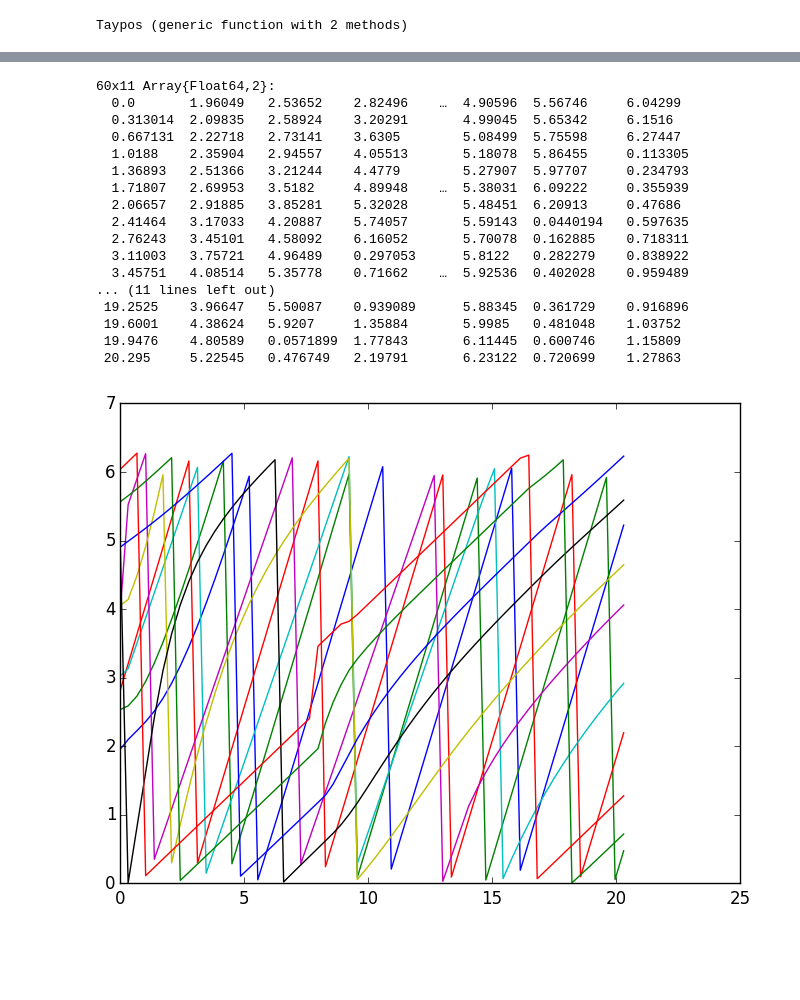
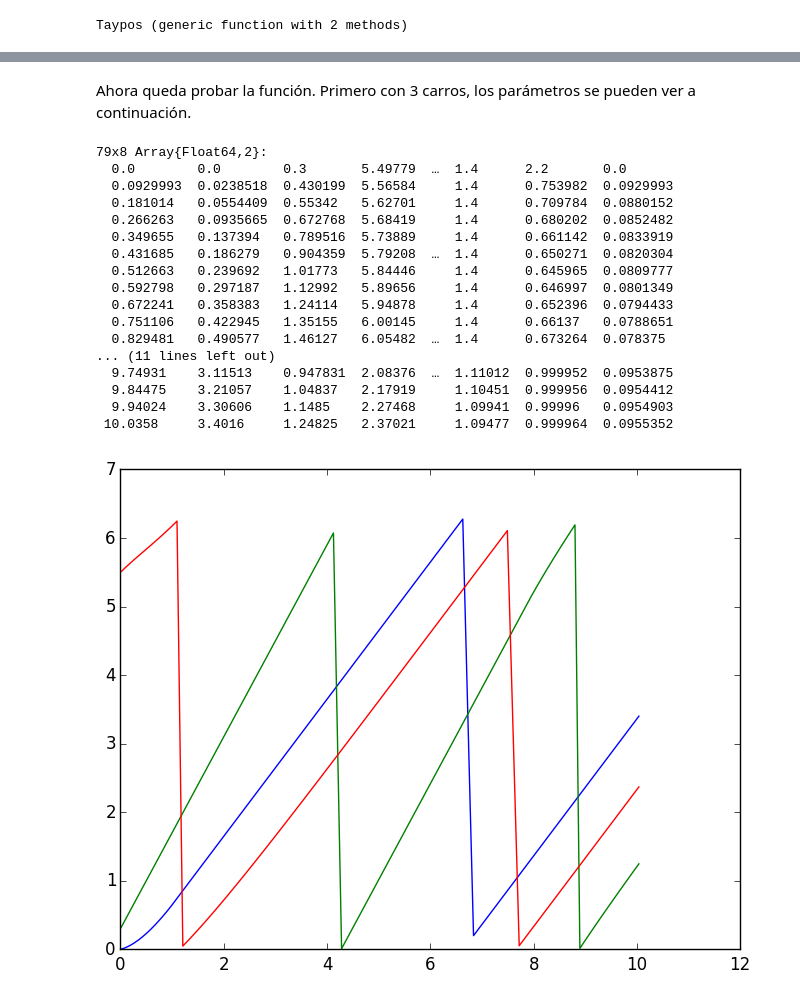
Before and after one commit to windie-rozureido/ProyectoTemasSelectosFisComp2016-1, a Jupyter notebook: trafico.ipynb, the cells around one changed output, grey strips where cells are left out. Cells and saved outputs as stored; diff of their text form; code cells hidden in the pictures; blank space fills up the shorter version.

```diff
--- a/trafico.ipynb
+++ b/trafico.ipynb
@@ -439,11 +235,9 @@ function positions(tayse,h) #Calcula las nuevas posiciones
 
     for i in 1:n
         pos= evaluate(tayse[i],h)
-
         if pos >= 2π
             pos = mod2pi(pos)
         end
-
         push!(x,pos)
     end
 
@@ -455,7 +249,7 @@ function celeritates(tayse,h) #Calcula las nuevas velocidades
     n=length(tayse)
 
     for i in 1:n
-        ves= evaluate(diffTaylor(tayse[i]),h) #hace las primeras derivadas de las series de taylor de cada coche y las evalua
+        ves= evaluate(diffTaylor(tayse[i]),0) #hace las primeras derivadas de las series de taylor de cada coche y las evalua
         push!(v,ves)
     end
 
@@ -504,24 +276,29 @@ evaluate(diffTaylor(a[1]),b)
 # %%
+
+
 #Ahora vamos a correr el método de Taylor.
 function Taypos(X0, L, Τ, V,tf,ϵ,ti=0.0)
     tempore = Float64[ti]; #Arreglo de tiempo
-    loca = Array{Float64}[X0']; #Arreglo de arreglo de posiciones
-    #celeritates = Vector{Float64}[V]; #Arreglo de arreglo de velocidades
+    loca = Vector{Float64}[X0]; #Arreglo de arreglo de posiciones
+    celerita = Vector{Float64}[V]; #Arreglo de arreglo de velocidades
+    haches = Float64[0] #Este arreglo nos servirá para las animaciones
+
 
     while ti <= tf
         tayseries = Taylorcars(X0, L, Τ, V)
         h = hselector(tayseries,ϵ)
-        xs = positions(tayseries, h)
+        xs = positions(tayseries,h)
         vs = celeritates(tayseries,h)
         ti = ti+h
         push!(tempore,ti)
-        push!(loca,xs')
-        #push!(celeritates, [vs])
+        push!(loca,[xs;])
+        push!(celerita, [vs;])
+        push!(haches, h)
         X0 = xs
-        #V = vs
+
     end
 
-    return [tempore vcat(loca...)]
+    [tempore hcat(loca...)' hcat(celerita...)' haches;]
 
 end
 # %% [output]
@@ -550,28 +306,37 @@ X0
+# %% [markdown]
+Ahora queda probar la función. Primero con 3 carros, los parámetros se pueden ver a continuación.
+# %%
+X0 = [0,0.3,7*π/4];
+L = π/100 * [1,1,1];
+Τ = [1.0,1.0,1.0];
+V = [1.0, 1.4, 2.2]
+tf = 10;
+ϵ = 2.0e-15;
 # %%
-x=Taypos(X0,L,T,V,tf,ϵ)
+x=Taypos(X0,L,Τ,V,tf,ϵ)
 # %% [output]
-60x11 Array{Float64,2}:
-  0.0       1.96049   2.53652    2.82496    …  4.90596  5.56746     6.04299
-  0.313014  2.09835   2.58924    3.20291       4.99045  5.65342     6.1516
-  0.667131  2.22718   2.73141    3.6305        5.08499  5.75598     6.27447
-  1.0188    2.35904   2.94557    4.05513       5.18078  5.86455     0.113305
-  1.36893   2.51366   3.21244    4.4779        5.27907  5.97707     0.234793
-  1.71807   2.69953   3.5182     4.89948    …  5.38031  6.09222     0.355939
-  2.06657   2.91885   3.85281    5.32028       5.48451  6.20913     0.47686
-  2.41464   3.17033   4.20887    5.74057       5.59143  0.0440194   0.597635
-  2.76243   3.45101   4.58092    6.16052       5.70078  0.162885    0.718311
-  3.11003   3.75721   4.96489    0.297053      5.8122   0.282279    0.838922
-  3.45751   4.08514   5.35778    0.71662    …  5.92536  0.402028    0.959489
+79x8 Array{Float64,2}:
+  0.0        0.0        0.3       5.49779  …  1.4      2.2       0.0
+  0.0929993  0.0238518  0.430199  5.56584     1.4      0.753982  0.0929993
+  0.181014   0.0554409  0.55342   5.62701     1.4      0.709784  0.0880152
+  0.266263   0.0935665  0.672768  5.68419     1.4      0.680202  0.0852482
+  0.349655   0.137394   0.789516  5.73889     1.4      0.661142  0.0833919
+  0.431685   0.186279   0.904359  5.79208  …  1.4      0.650271  0.0820304
+  0.512663   0.239692   1.01773   5.84446     1.4      0.645965  0.0809777
+  0.592798   0.297187   1.12992   5.89656     1.4      0.646997  0.0801349
+  0.672241   0.358383   1.24114   5.94878     1.4      0.652396  0.0794433
+  0.751106   0.422945   1.35155   6.00145     1.4      0.66137   0.0788651
+  0.829481   0.490577   1.46127   6.05482  …  1.4      0.673264  0.078375
 ... (11 lines left out)
- 19.2525    3.96647   5.50087    0.939089      5.88345  0.361729    0.916896
- 19.6001    4.38624   5.9207     1.35884       5.9985   0.481048    1.03752
- 19.9476    4.80589   0.0571899  1.77843       6.11445  0.600746    1.15809
- 20.295     5.22545   0.476749   2.19791       6.23122  0.720699    1.27863
+  9.74931    3.11513    0.947831  2.08376  …  1.11012  0.999952  0.0953875
+  9.84475    3.21057    1.04837   2.17919     1.10451  0.999956  0.0954412
+  9.94024    3.30606    1.1485    2.27468     1.09941  0.99996   0.0954903
+ 10.0358     3.4016     1.24825   2.37021     1.09477  0.999964  0.0955352
 # %%
 using PyPlot
 # %%
-for i in 2:11
+for i in 2:4
     plot(x[:,1],x[:,i])
 end
 # %% [output]
-[figure, old version]
+[figure, new version]
```
Also changed, not shown: parts of 47 cells of this notebook.
